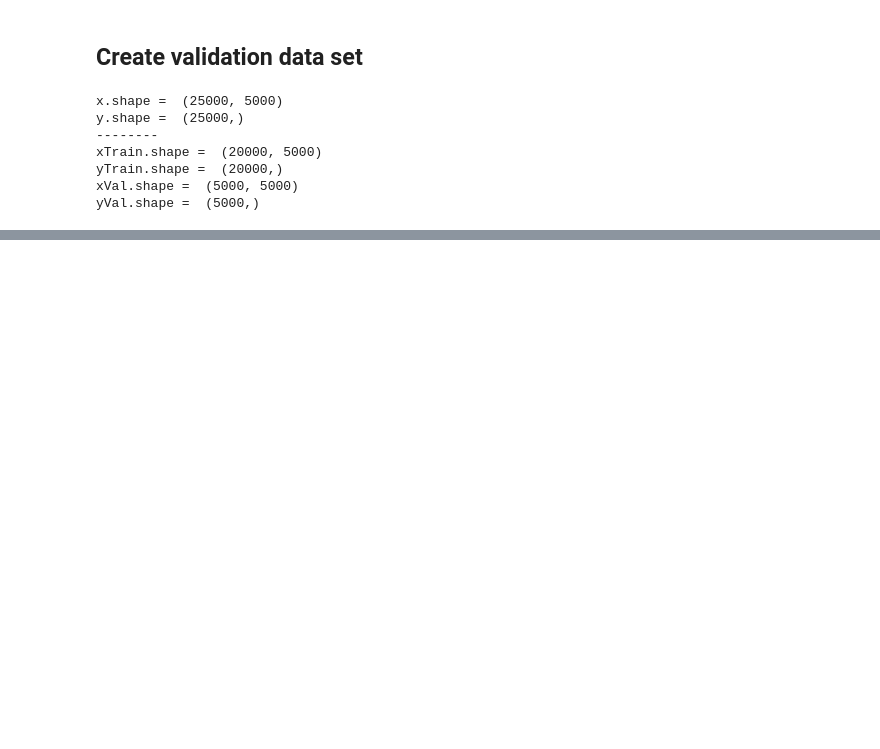
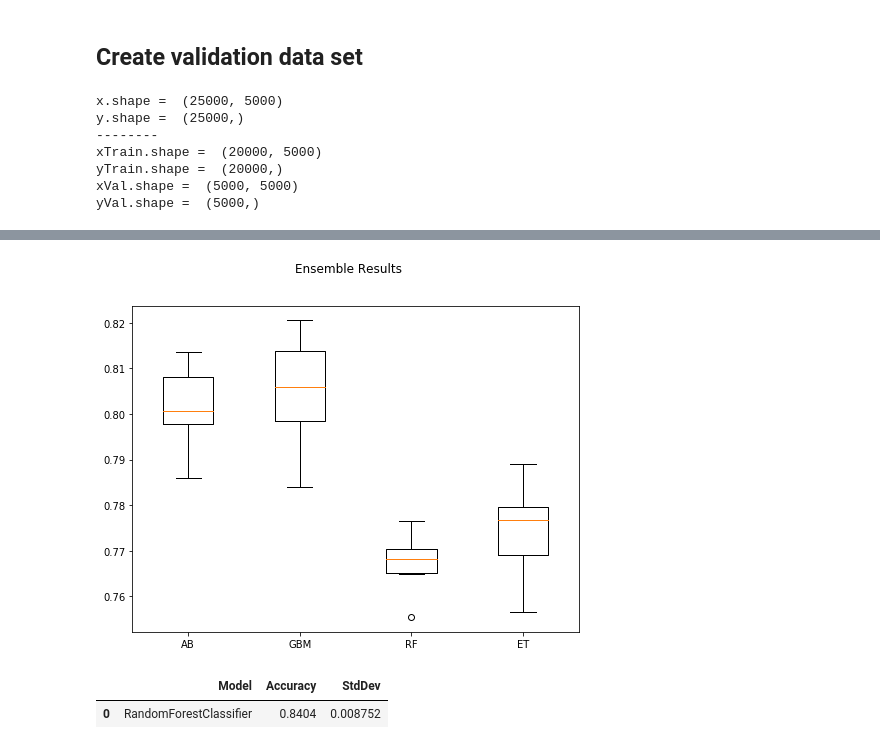
Before and after one commit to nrasch/Portfolio, a Jupyter notebook: Machine-Learning/Python/04-Classic-Datasets/Model-06.ipynb, the cells around one changed output, grey strips where cells are left out. Drawn from its saved outputs; the diff is of its cells as text; code cells hidden in the pictures; blank space fills up the shorter version.

```diff
--- a/Machine-Learning/Python/04-Classic-Datasets/Model-06.ipynb
+++ b/Machine-Learning/Python/04-Classic-Datasets/Model-06.ipynb
@@ -537,0 +628,9 @@ avg / total       1.00      1.00      1.00     25000
+# %%
+modelName = "LR"
+modelObj =  LogisticRegression()
+params = {
+    'LR__penalty' : [ 'l1', 'l2' ],
+    'LR__C' : makeRange(1, 21, 1, 0.1, 1),
+}
+
+tuneModel(modelName, modelObj, params)
@@ -537,0 +644,29 @@ avg / total       1.00      1.00      1.00     25000
+# %%
+# Init vars and params
+eModels = []
+eResults = {}
+eFolds = 10
+eSeed = 10
+
+# Use accuracy since this is a classification problem
+eScore = 'accuracy'
+
+# Create a Pandas DF to hold all our spiffy results
+eDF = pd.DataFrame(columns = ['Model', 'Accuracy', 'StdDev'])
+
+# Create the scaled model objects
+eModels.append(('AB', AdaBoostClassifier()))
+eModels.append(('GBM', GradientBoostingClassifier()))
+eModels.append(('RF', RandomForestClassifier()))
+eModels.append(('ET', ExtraTreesClassifier()))
+
+# Run the models
+for modelName, model in eModels:
+    print("Training", modelName, "....")
+    # Implement K-fold cross validation where K = 10
+    kFold = KFold(n_splits = eFolds, random_state = eSeed)
+    eResults[modelName] = cross_val_score(model, xTrain, yTrain, cv = kFold, scoring = eScore)
+    eDF.loc[len(eDF)] = list([modelName, eResults[modelName].mean(), eResults[modelName].std()])
+
+# Print results sorted by Mean desc, StdDev asc, Model asc
+display(eDF.sort_values(by = ['Accuracy', 'StdDev', 'Model'], ascending = [False, True, True]))
@@ -537,0 +683,22 @@ avg / total       1.00      1.00      1.00     25000
+# %%
+figure = plt.figure(figsize = (8,6))
+figure.suptitle("Ensemble Results")
+axis = figure.add_subplot(111)
+plt.boxplot(eResults.values())
+axis.set_xticklabels(eResults.keys())
+plt.show()
+# %% [output]
+[figure, added]
+# %%
+_DF = pd.DataFrame(columns = ['Model', 'Accuracy', 'StdDev'])
+_Results = {}
+_model = RandomForestClassifier(n_estimators = 100)
+
+kFold = KFold(n_splits = eFolds, random_state = eSeed)
+_Results[modelName] = cross_val_score(_model, xTrain, yTrain, cv = kFold, scoring = eScore)
+
+_DF.loc[len(_DF)] = list(['RandomForestClassifier', _Results[modelName].mean(), _Results[modelName].std()])
+display(_DF.sort_values(by = ['Accuracy', 'StdDev', 'Model'], ascending = [False, True, True]))
+# %% [output]
+|  | Model | Accuracy | StdDev |
+| 0 | RandomForestClassifier | 0.8404 | 0.008752 |
```
Also changed, not shown: parts of 25 cells of this notebook.
